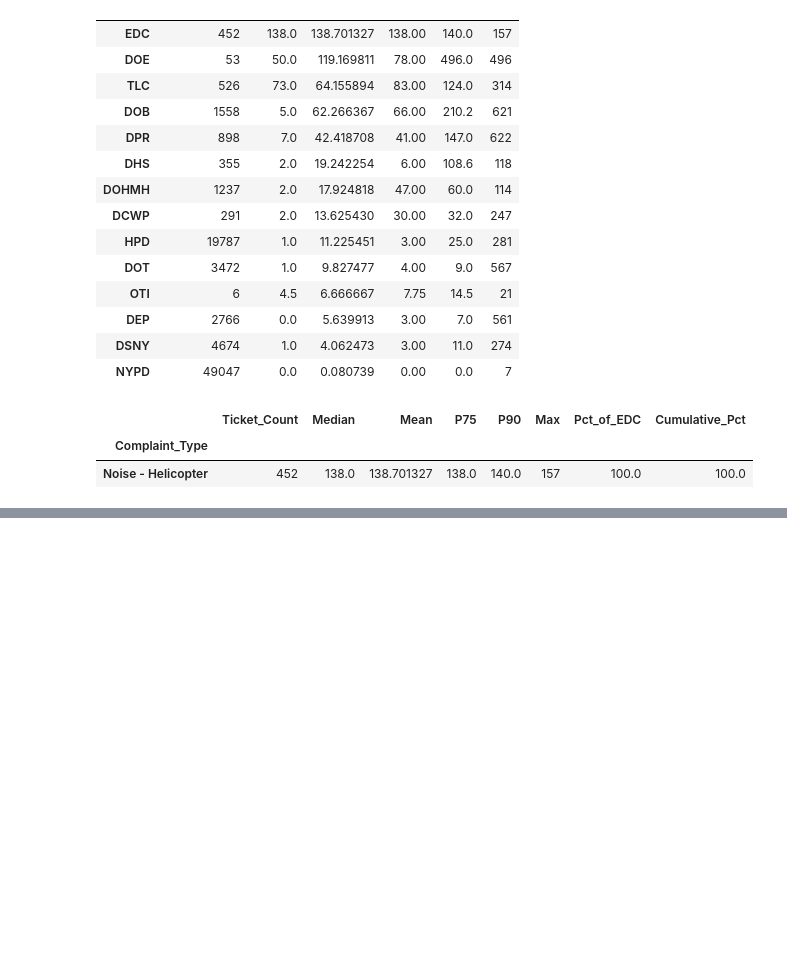
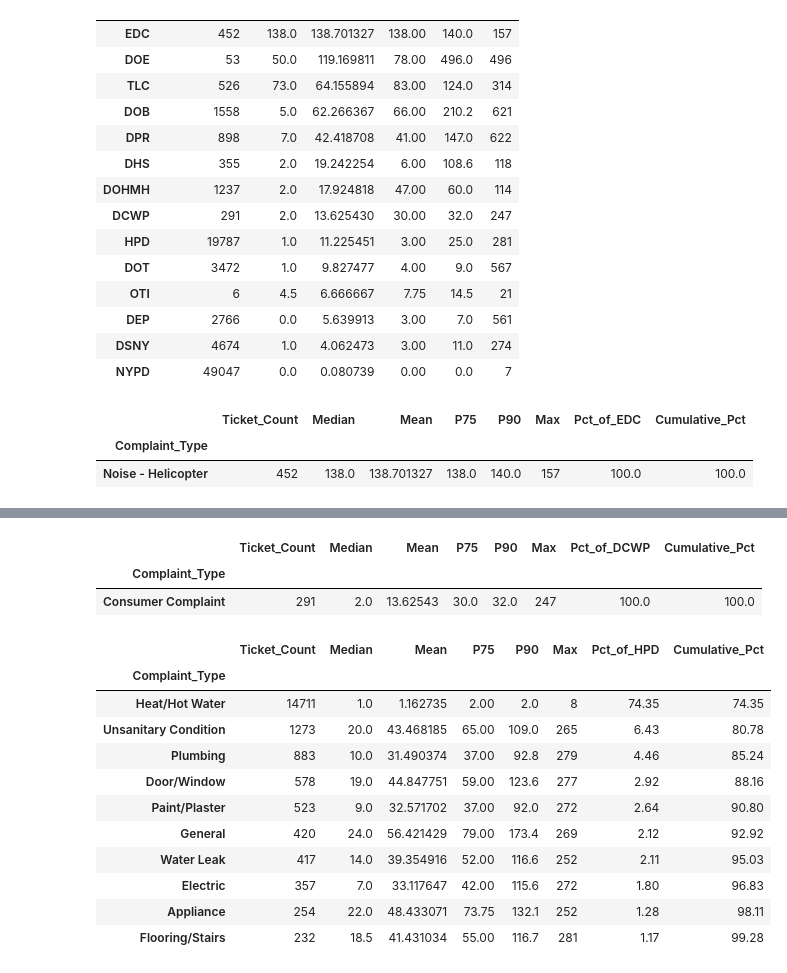
Before and after one commit to JunayedMh/nyc-311-resolution-time-analysis, a Jupyter notebook: notebook/agency_export.ipynb, the cells around one changed output, grey strips where cells are left out. Cells and saved outputs as stored; diff of their text form; code cells hidden in the pictures; blank space fills up the shorter version.

```diff
--- a/notebook/agency_export.ipynb
+++ b/notebook/agency_export.ipynb
@@ -59,0 +265,25 @@ EDC_breakdown.to_csv("EDC_Complaints.csv", index=False)
+# %%
+# Filter for DCWP, group by complaint type, and aggregate resolution days
+DCWP_df = df[df["Agency"] == "DCWP"]
+
+DCWP_breakdown = (
+   DCWP_df.groupby("Complaint_Type")["Resolution_Days"]
+    .agg(
+        Ticket_Count="count",
+        Median="median",
+        Mean="mean",
+        P75=lambda x: x.quantile(0.75),
+        P90=lambda x: x.quantile(0.90),
+        Max="max",
+    )
+    .sort_values(by="Ticket_Count", ascending=False)
+)
+
+# Add category percentage of DCWP's total volume
+DCWP_breakdown["Pct_of_DCWP"] = (DCWP_breakdown["Ticket_Count"] / len(DCWP_df) * 100).round(2)
+DCWP_breakdown["Cumulative_Pct"] = DCWP_breakdown["Pct_of_DCWP"].cumsum().round(2)
+DCWP_breakdown.head(10)
+# %% [output]
+|  | Ticket_Count | Median | Mean | P75 | P90 | Max | Pct_of_DCWP | Cumulative_Pct |
+| Complaint_Type |  |  |  |  |  |  |  |  |
+| Consumer Complaint | 291 | 2.0 | 13.62543 | 30.0 | 32.0 | 247 | 100.0 | 100.0 |
@@ -59,0 +294,34 @@ EDC_breakdown.to_csv("EDC_Complaints.csv", index=False)
+# %%
+# Filter for HPD, group by complaint type, and aggregate resolution days
+HPD_df = df[df["Agency"] == "HPD"]
+
+HPD_breakdown = (
+   HPD_df.groupby("Complaint_Type")["Resolution_Days"]
+    .agg(
+        Ticket_Count="count",
+        Median="median",
+        Mean="mean",
+        P75=lambda x: x.quantile(0.75),
+        P90=lambda x: x.quantile(0.90),
+        Max="max",
+    )
+    .sort_values(by="Ticket_Count", ascending=False)
+)
+
+# Add category percentage of HPD's total volume
+HPD_breakdown["Pct_of_HPD"] = (HPD_breakdown["Ticket_Count"] / len(HPD_df) * 100).round(2)
+HPD_breakdown["Cumulative_Pct"] = HPD_breakdown["Pct_of_HPD"].cumsum().round(2)
+HPD_breakdown.head(10)
+# %% [output]
+|  | Ticket_Count | Median | Mean | P75 | P90 | Max | Pct_of_HPD | Cumulative_Pct |
+| Complaint_Type |  |  |  |  |  |  |  |  |
+| Heat/Hot Water | 14711 | 1.0 | 1.162735 | 2.00 | 2.0 | 8 | 74.35 | 74.35 |
+| Unsanitary Condition | 1273 | 20.0 | 43.468185 | 65.00 | 109.0 | 265 | 6.43 | 80.78 |
+| Plumbing | 883 | 10.0 | 31.490374 | 37.00 | 92.8 | 279 | 4.46 | 85.24 |
+| Door/Window | 578 | 19.0 | 44.847751 | 59.00 | 123.6 | 277 | 2.92 | 88.16 |
+| Paint/Plaster | 523 | 9.0 | 32.571702 | 37.00 | 92.0 | 272 | 2.64 | 90.80 |
+| General | 420 | 24.0 | 56.421429 | 79.00 | 173.4 | 269 | 2.12 | 92.92 |
+| Water Leak | 417 | 14.0 | 39.354916 | 52.00 | 116.6 | 252 | 2.11 | 95.03 |
+| Electric | 357 | 7.0 | 33.117647 | 42.00 | 115.6 | 272 | 1.80 | 96.83 |
+| Appliance | 254 | 22.0 | 48.433071 | 73.75 | 132.1 | 252 | 1.28 | 98.11 |
+| Flooring/Stairs | 232 | 18.5 | 41.431034 | 55.00 | 116.7 | 281 | 1.17 | 99.28 |
```
Also changed, not shown: parts of 24 cells of this notebook, 25 other files.
